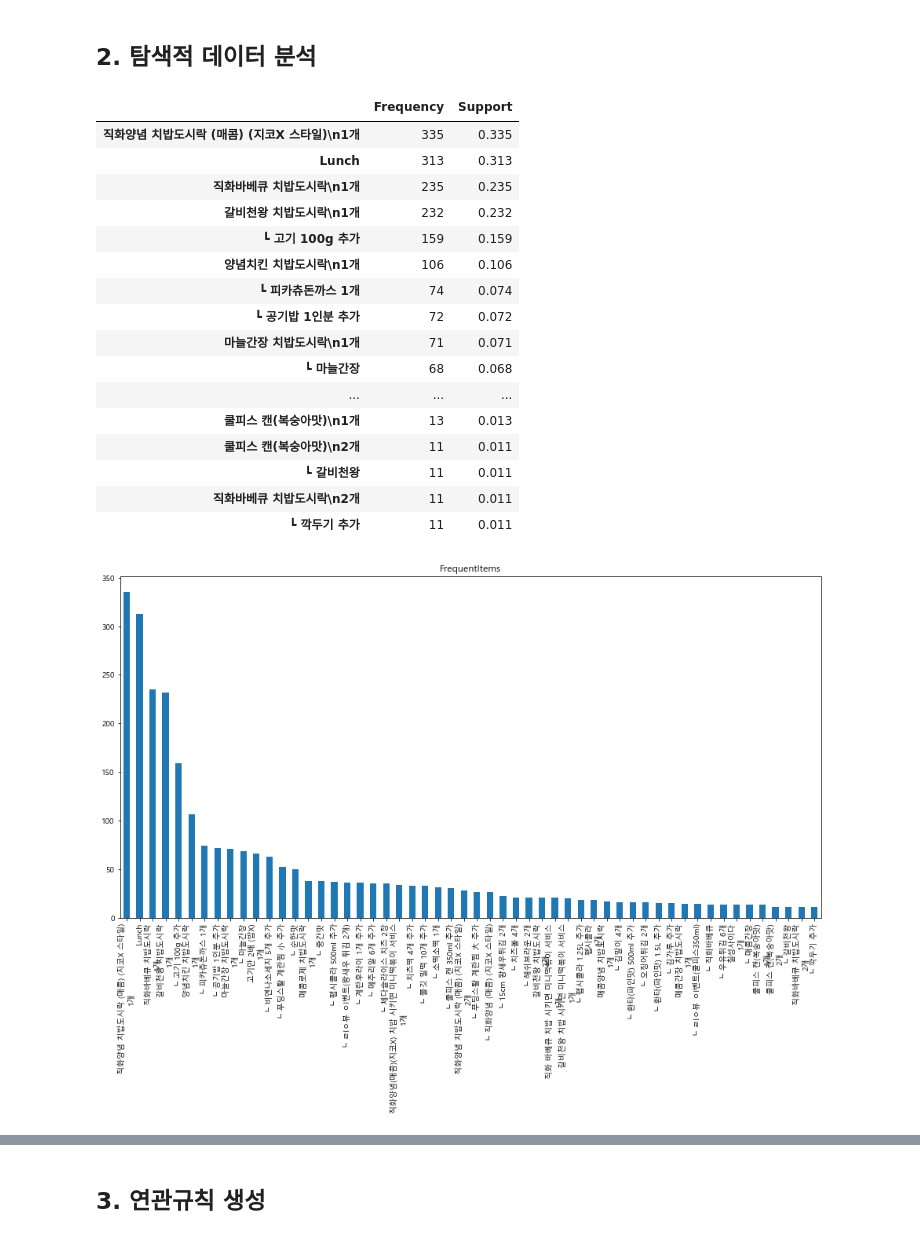
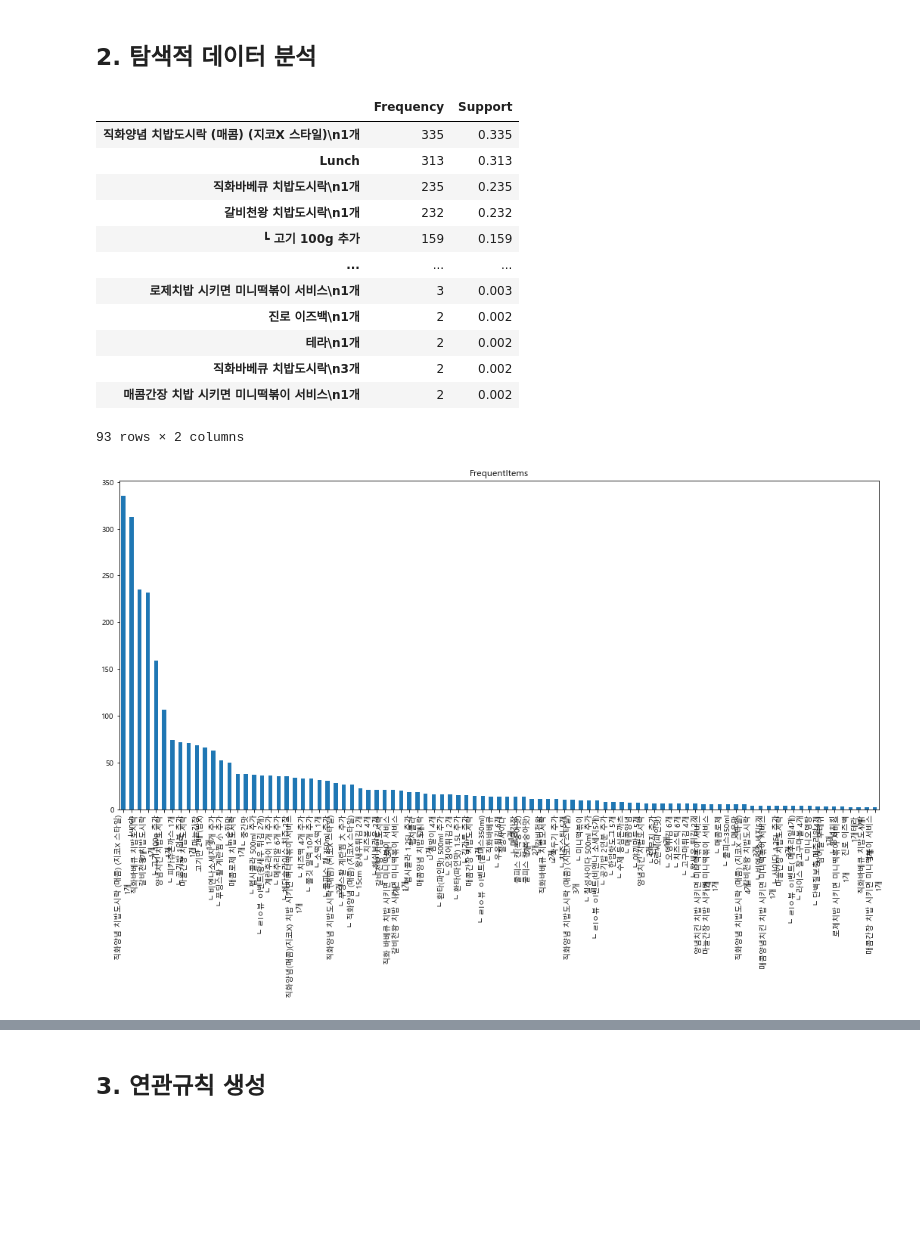
Before and after one commit to Cceugene/Baemin, a Jupyter notebook: 05_ARM/ARM_chibab.ipynb, the cells around one changed output, grey strips where cells are left out. Saved outputs shown, nothing was run; the diff lists cells and outputs as text; code cells hidden in the pictures; blank space fills up the shorter version.

```diff
--- a/05_ARM/ARM_chibab.ipynb
+++ b/05_ARM/ARM_chibab.ipynb
@@ -81,9 +85,9 @@ li
 # %% [markdown]
 ## 점심 시간 정보 추가
 # %%
-df.loc[df['time'].apply(lambda x: True if x[:2] == '오전' else False), 'Hour'] = 'Lunch'
-#df.loc[df['time'].apply(lambda x: True if x[:2] == '오후' else False), 'Hour'] = 'Dinner'
-df.loc[df['time'].apply(lambda x: True if x[:5] == '오후 12' else False), 'Hour'] = 'Lunch'
+df.loc[df['time'].apply(lambda x: x[:2] == '오전'), 'Hour'] = 'Lunch'
+#df.loc[df['time'].apply(lambda x: x[:2] == '오후'), 'Hour'] = 'Dinner'
+df.loc[df['time'].apply(lambda x: x[:5] == '오후 12'), 'Hour'] = 'Lunch'
 df
 # %% [output]
 |  | date | time | menu | Hour |
@@ -190,7 +194,7 @@ ARM_df
 # %%
 freq = ARM_df.sum().to_frame('Frequency')
 freq_sort = freq.sort_values('Frequency', ascending = False)
-freq_sort = freq_sort[freq_sort['Frequency'] > 10]
+freq_sort = freq_sort[freq_sort['Frequency'] > 1] # 빈도수가 1인 메뉴 제외
 # %%
 freq_sort['Support'] = freq_sort['Frequency'] / len(ARM_df)
 freq_sort
@@ -201,21 +205,17 @@ freq_sort
 | 직화바베큐 치밥도시락\n1개 | 235 | 0.235 |
 | 갈비천왕 치밥도시락\n1개 | 232 | 0.232 |
 | ┗ 고기 100g 추가 | 159 | 0.159 |
-| 양념치킨 치밥도시락\n1개 | 106 | 0.106 |
-| ┗ 피카츄돈까스 1개 | 74 | 0.074 |
-| ┗ 공기밥 1인분 추가 | 72 | 0.072 |
-| 마늘간장 치밥도시락\n1개 | 71 | 0.071 |
-| ┗ 마늘간장 | 68 | 0.068 |
 | ... | ... | ... |
-| 쿨피스 캔(복숭아맛)\n1개 | 13 | 0.013 |
-| 쿨피스 캔(복숭아맛)\n2개 | 11 | 0.011 |
-| ┗ 갈비천왕 | 11 | 0.011 |
-| 직화바베큐 치밥도시락\n2개 | 11 | 0.011 |
-| ┗ 깍두기 추가 | 11 | 0.011 |
+| 로제치밥 시키면 미니떡볶이 서비스\n1개 | 3 | 0.003 |
+| 진로 이즈백\n1개 | 2 | 0.002 |
+| 테라\n1개 | 2 | 0.002 |
+| 직화바베큐 치밥도시락\n3개 | 2 | 0.002 |
+| 매콤간장 치밥 시키면 미니떡볶이 서비스\n1개 | 2 | 0.002 |
+93 rows × 2 columns
 # %%
-freq_sort['Frequency'].plot(kind='bar', title='FrequentItems', figsize = (16, 8));
+freq_sort['Frequency'].plot(kind='bar', title='FrequentItems', figsize = (18, 8));
 # %% [output]
-[figure, old version]
+[figure, new version]
 # %%
 freq_sort['Support'].hist();
 # %% [output]
```
Also changed, not shown: parts of 23 cells of this notebook, 1 other file.
